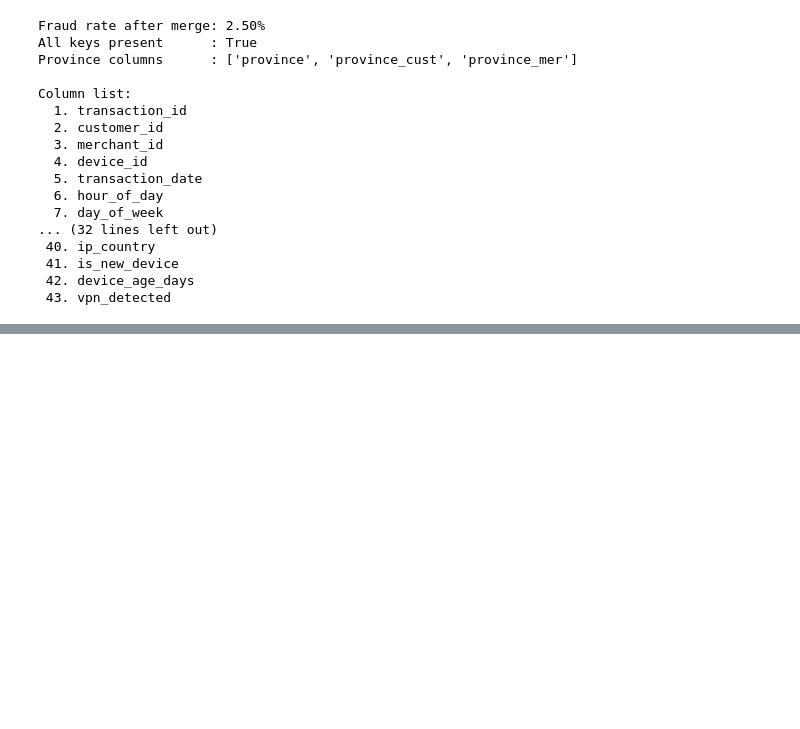
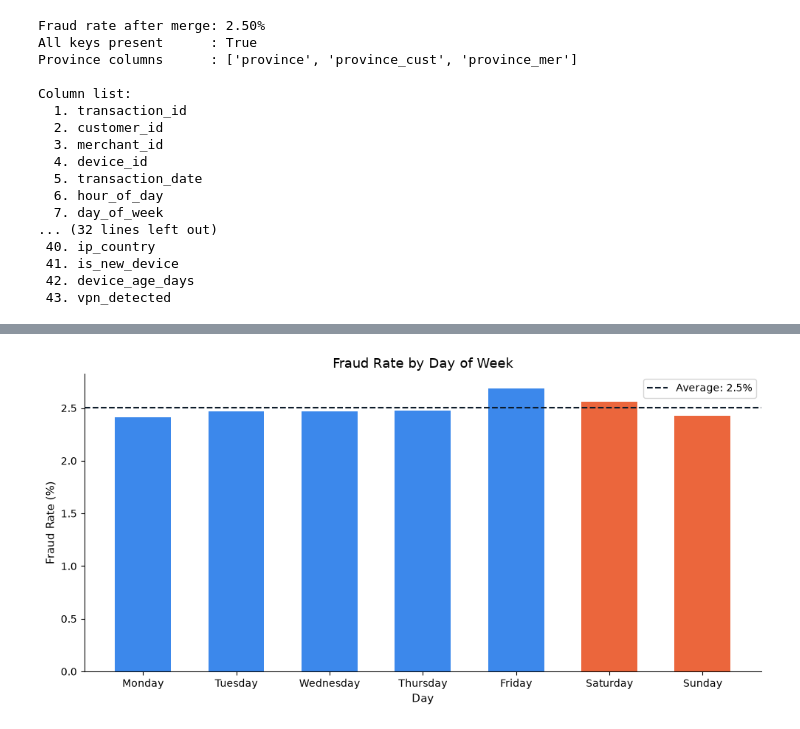
Before and after one commit to Armstrong-Godoy-Jr/clearflow-fraud-detection, a Jupyter notebook: notebooks/fraud_detection.ipynb, the cells around one changed output, grey strips where cells are left out. Drawn from its saved outputs; the diff is of its cells as text; code cells hidden in the pictures; blank space fills up the shorter version.

```diff
--- a/notebooks/fraud_detection.ipynb
+++ b/notebooks/fraud_detection.ipynb
@@ -331,0 +414,41 @@ Column list:
+# %%
+# Fraud rate by day of week
+# 0=Monday through 6=Sunday
+day_names = ['Monday', 'Tuesday', 'Wednesday',
+             'Thursday', 'Friday', 'Saturday', 'Sunday']
+
+fraud_by_day = (
+    df.groupby('day_of_week')['is_fraud']
+    .mean() * 100
+)
+
+fig, ax = plt.subplots(figsize=(10, 5))
+
+ax.bar(
+    day_names,
+    fraud_by_day.values,
+    color=[CF_RED if d >= 5 else CF_BLUE for d in fraud_by_day.index],
+    alpha=0.85,
+    width=0.6,
+)
+
+ax.axhline(
+    fraud_by_day.mean(),
+    color=CF_DARK,
+    linestyle='--',
+    linewidth=1.5,
+    label=f'Average: {fraud_by_day.mean():.1f}%'
+)
+
+ax.set(
+    title='Fraud Rate by Day of Week',
+    xlabel='Day',
+    ylabel='Fraud Rate (%)',
+)
+
+ax.legend()
+plt.tight_layout()
+save_figure('02_eda_fraud_by_day.png')
+plt.show()
+# %% [output]
+[figure, added]
```
Also changed, not shown: parts of 15 cells of this notebook.
